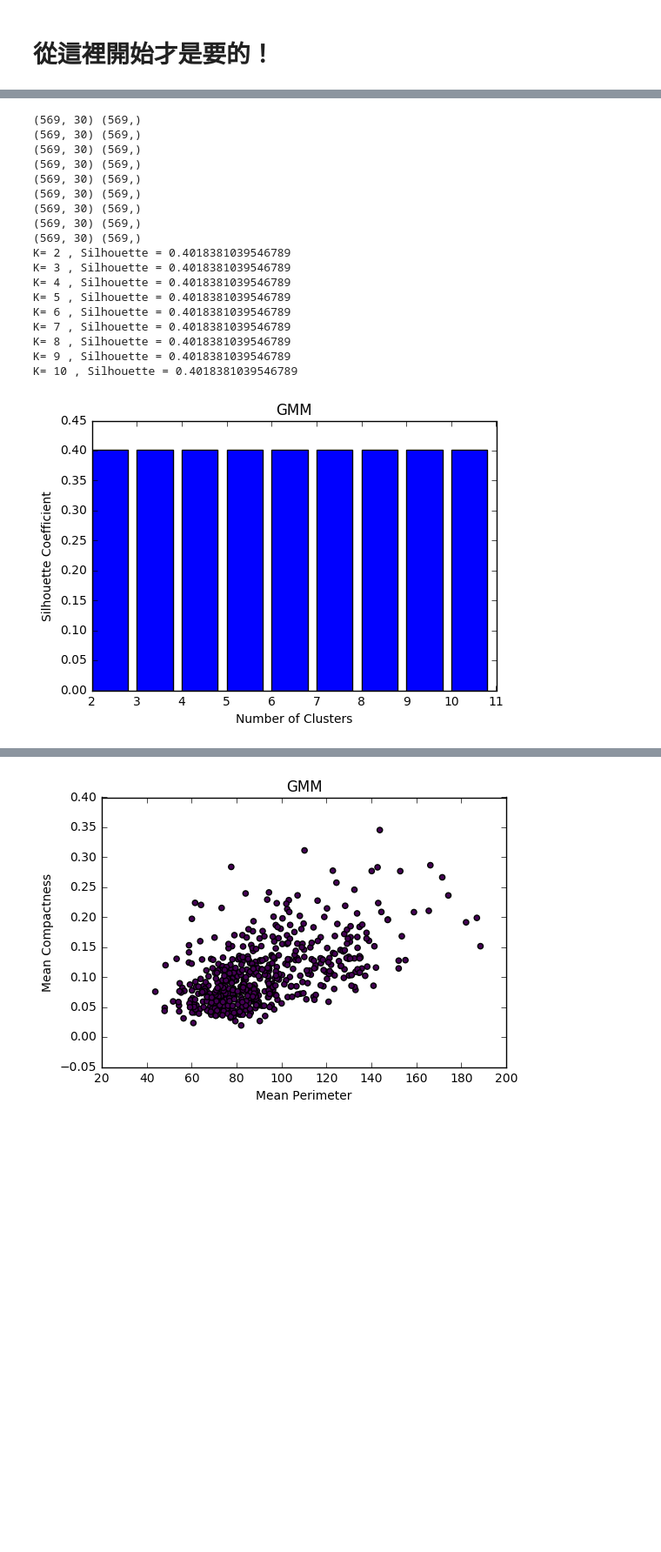
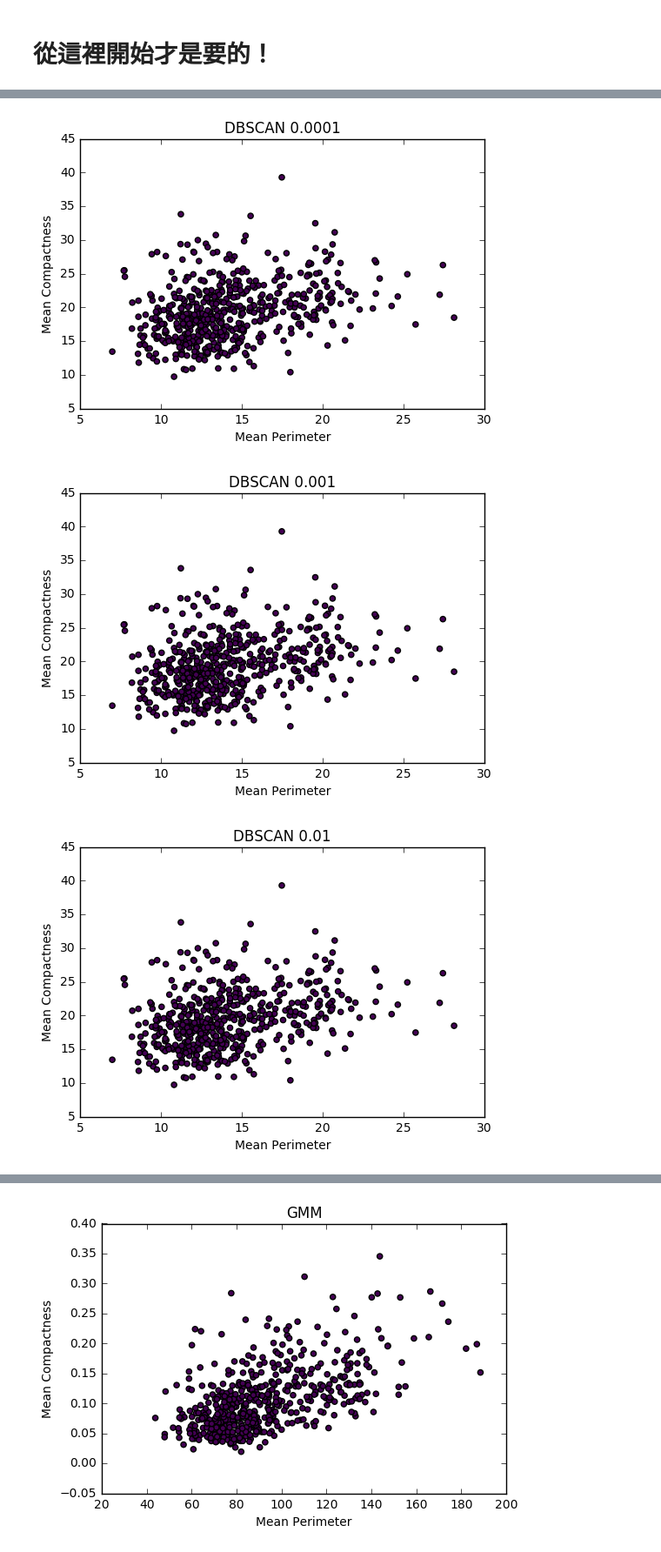
Before and after one commit to ChessyHsu/Statistical-Learning, a Jupyter notebook: hw3-DBSCAN.ipynb, the cells around one changed output, grey strips where cells are left out. Shown: that part at 87% size. Saved outputs shown, nothing was run; the diff lists cells and outputs as text; code cells hidden in the pictures; blank space fills up the shorter version.

Commit message:
update clustering

```diff
--- a/hw3-DBSCAN.ipynb
+++ b/hw3-DBSCAN.ipynb
@@ -47,3 +47,17 @@ print(accuracy_score(y_test, y_pred, normalize=False))
 163
 # %% [markdown]
 # 從這裡開始才是要的！
+# %%
+from sklearn import cluster, datasets, metrics
+
+# 讀入鳶尾花資料
+iris = datasets.load_iris()
+iris_X = iris.data
+
+# KMeans 演算法
+kmeans_fit = cluster.KMeans(n_clusters = 3).fit(iris_X)
+cluster_labels = kmeans_fit.labels_
+print(iris_X.shape,cluster_labels.shape)
+# 印出績效
+silhouette_avg = metrics.silhouette_score(iris_X, cluster_labels)
+print(silhouette_avg)
@@ -57,44 +74,33 @@ X = pd.DataFrame(dataset['data'])
 # %%
 #DBSCAN
 from sklearn.cluster import DBSCAN
 from sklearn import metrics
 import matplotlib.pyplot as plt
 #以 Silhouette Coefficient 選擇兩點距離k
 silhouette_avgs = []
-ks = range(2, 11)
+ks = range(-4, 3)
 for k in ks:
-    clustering = DBSCAN(eps=k, min_samples=10).fit(X)
+    clustering = DBSCAN(eps=pow(10, k), min_samples=10).fit(X)
     y_pred = DBSCAN().fit_predict(X)
-    print(X.shape,labels.shape)
-    silhouette_avg = metrics.silhouette_score(X, labels)
-    silhouette_avgs.append(silhouette_avg)
+    plt.scatter(X.values[:,0], X.values[:,1], c=y_pred, cmap='viridis')
+    plt.ylabel('Mean Compactness')
+    plt.xlabel('Mean Perimeter')
+    plt.title('DBSCAN '+str(pow(10,k)))
+    plt.show()
+#     print(X.shape,y_pred.shape)
+#     silhouette_avg = metrics.silhouette_score(X, y_pred)
+#     silhouette_avgs.append(silhouette_avg)
 
 #作圖並印出 K = 2~10 的 Silhouette Coefficient
-for k in ks:
-    print('K=', k, ', Silhouette =', silhouette_avgs[k-2])
+# for k in ks:
+#     print('K=', k, ', Silhouette =', silhouette_avgs[k-2])
 
-plt.bar(ks, silhouette_avgs)
-plt.ylabel('Silhouette Coefficient')
-plt.xlabel('Number of Clusters')
-plt.title('GMM')
-plt.show()
+# plt.bar(ks, silhouette_avgs)
+# plt.ylabel('Silhouette Coefficient')
+# plt.xlabel('Number of Clusters')
+# plt.title('GMM')
+# plt.show()
 # %% [output]
-(569, 30) (569,)
-(569, 30) (569,)
-(569, 30) (569,)
-(569, 30) (569,)
-(569, 30) (569,)
-(569, 30) (569,)
-(569, 30) (569,)
-(569, 30) (569,)
-(569, 30) (569,)
-K= 2 , Silhouette = 0.4018381039546789
-K= 3 , Silhouette = 0.4018381039546789
-K= 4 , Silhouette = 0.4018381039546789
-K= 5 , Silhouette = 0.4018381039546789
-K= 6 , Silhouette = 0.4018381039546789
-K= 7 , Silhouette = 0.4018381039546789
-K= 8 , Silhouette = 0.4018381039546789
-K= 9 , Silhouette = 0.4018381039546789
-K= 10 , Silhouette = 0.4018381039546789
-[figure, old version]
+[figure, new version]
+[figure, added]
+[figure, added]
```
Also changed, not shown: parts of 5 cells of this notebook.
